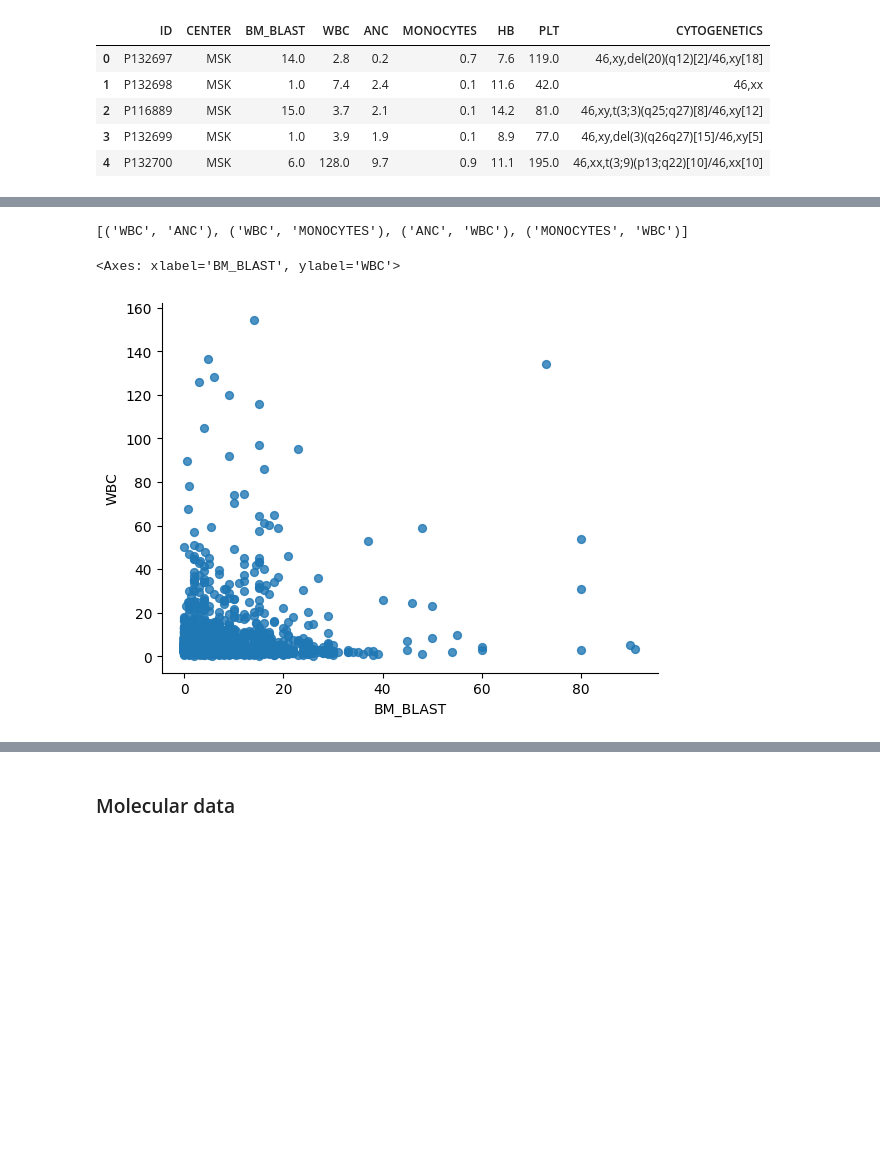
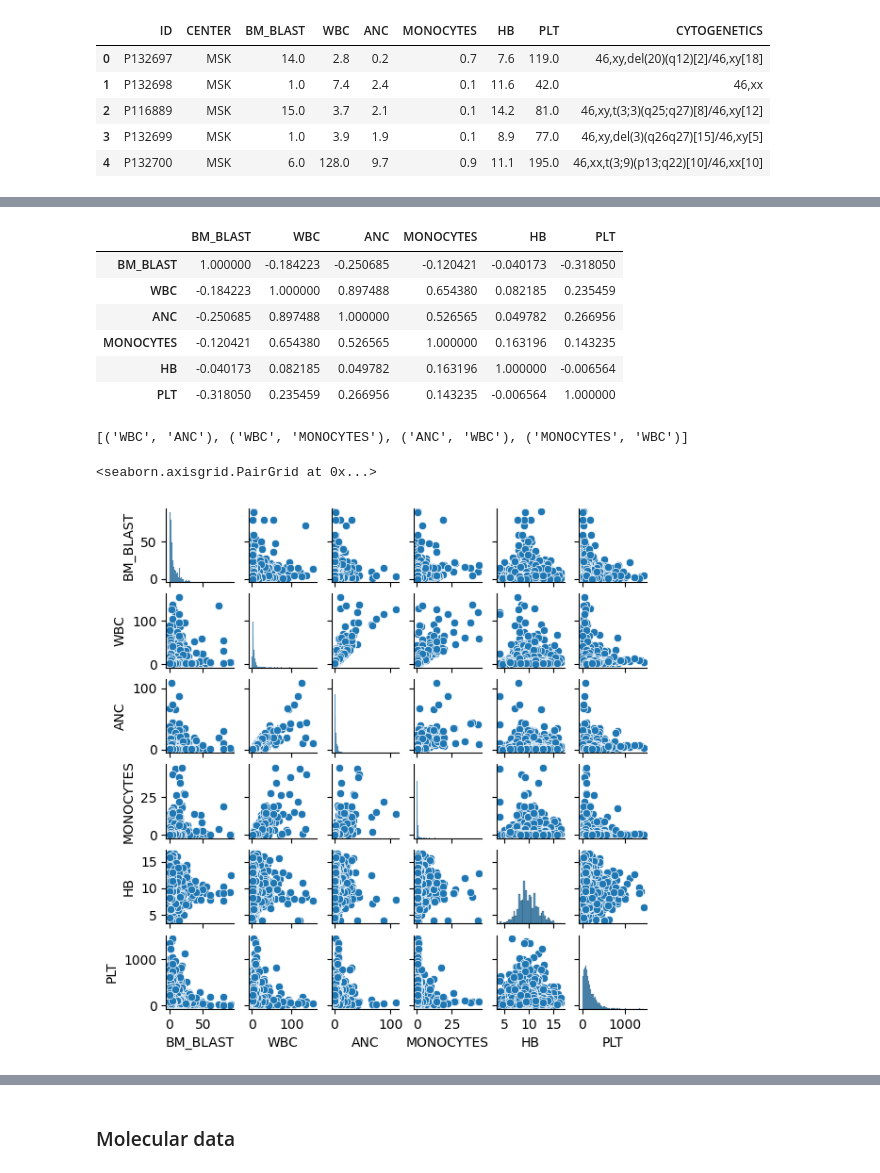
Before and after one commit to oagbohouto86/challenge_qrt, a Jupyter notebook: dm_qrt.ipynb, the cells around one changed output, grey strips where cells are left out. Cells and saved outputs as stored; diff of their text form; code cells hidden in the pictures; blank space fills up the shorter version.

```diff
--- a/dm_qrt.ipynb
+++ b/dm_qrt.ipynb
@@ -204,18 +259,28 @@ Text(0.5, 1.0, 'Boxplot of PLT')
-# %%
-#@title Correlation between variables
-cor=clin_train_df.select_dtypes("float").corr("spearman")
-corr_perfect = [(var1, var2) for var1 in cor.columns
-                for var2 in cor.columns
-                if var1 != var2 and abs(cor.loc[var1, var2]) > 0.6]
-corr_perfect
-# %% [output]
-[('WBC', 'ANC'), ('WBC', 'MONOCYTES'), ('ANC', 'WBC'), ('MONOCYTES', 'WBC')]
-# %%
-# @title BM_BLAST vs WBC
-
-from matplotlib import pyplot as plt
-clin_train_df.plot(kind='scatter', x='BM_BLAST', y='WBC', s=32, alpha=.8)
-plt.gca().spines[['top', 'right',]].set_visible(False)
-# %% [output]
-<Axes: xlabel='BM_BLAST', ylabel='WBC'>
-[figure, removed]
+# %%
+# @title Analysis of correlation between variables
+## @title Spearman corr
+cor=clin_train_df.select_dtypes("float").corr("spearman")
+cor
+corr_perfect = [(var1, var2) for var1 in cor.columns
+                for var2 in cor.columns
+                if var1 != var2 and abs(cor.loc[var1, var2]) > 0.6]
+corr_perfect
+## @title Pairplot
+float_col=clin_train_df.select_dtypes("float").columns
+sns.pairplot(clin_train_df[float_col], kind='scatter', height=1)
+plt.show()
+#@markdown Results shows higher correlation between ANC and WBC. \
+#@markdown Also correlation between Monocytes and WBC and ANC is quiet higher(respectively 0.65 and 0.52).\
+#@markdown Then I will either keep only ANC or WBC or extract a significant features from Monocytes, ANC and WBC\
+#@markdown Since Monocytes have higher number of missing data and correlated with ANC and WBC, I will surely remove this variable from analysis.
+# %% [output]
+|  | BM_BLAST | WBC | ANC | MONOCYTES | HB | PLT |
+| BM_BLAST | 1.000000 | -0.184223 | -0.250685 | -0.120421 | -0.040173 | -0.318050 |
+| WBC | -0.184223 | 1.000000 | 0.897488 | 0.654380 | 0.082185 | 0.235459 |
+| ANC | -0.250685 | 0.897488 | 1.000000 | 0.526565 | 0.049782 | 0.266956 |
+| MONOCYTES | -0.120421 | 0.654380 | 0.526565 | 1.000000 | 0.163196 | 0.143235 |
+| HB | -0.040173 | 0.082185 | 0.049782 | 0.163196 | 1.000000 | -0.006564 |
+| PLT | -0.318050 | 0.235459 | 0.266956 | 0.143235 | -0.006564 | 1.000000 |
+[('WBC', 'ANC'), ('WBC', 'MONOCYTES'), ('ANC', 'WBC'), ('MONOCYTES', 'WBC')]
+<seaborn.axisgrid.PairGrid at 0x...>
+[figure, added]
```
Also changed, not shown: parts of 33 cells of this notebook.
